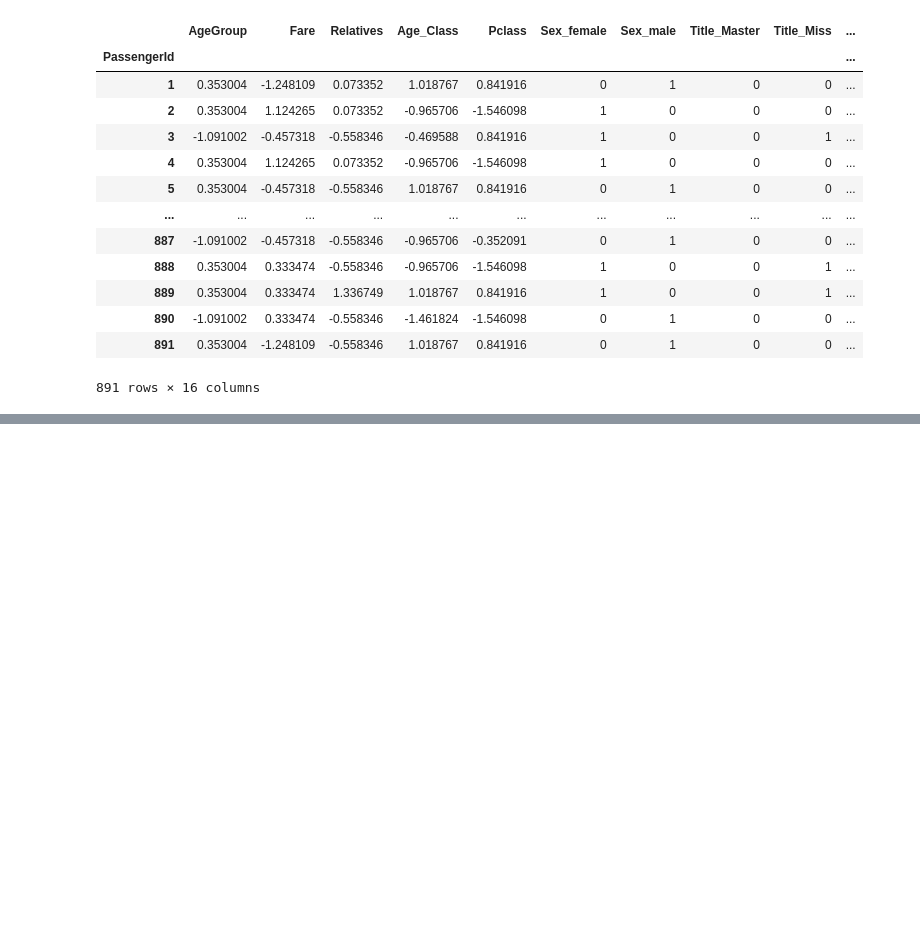
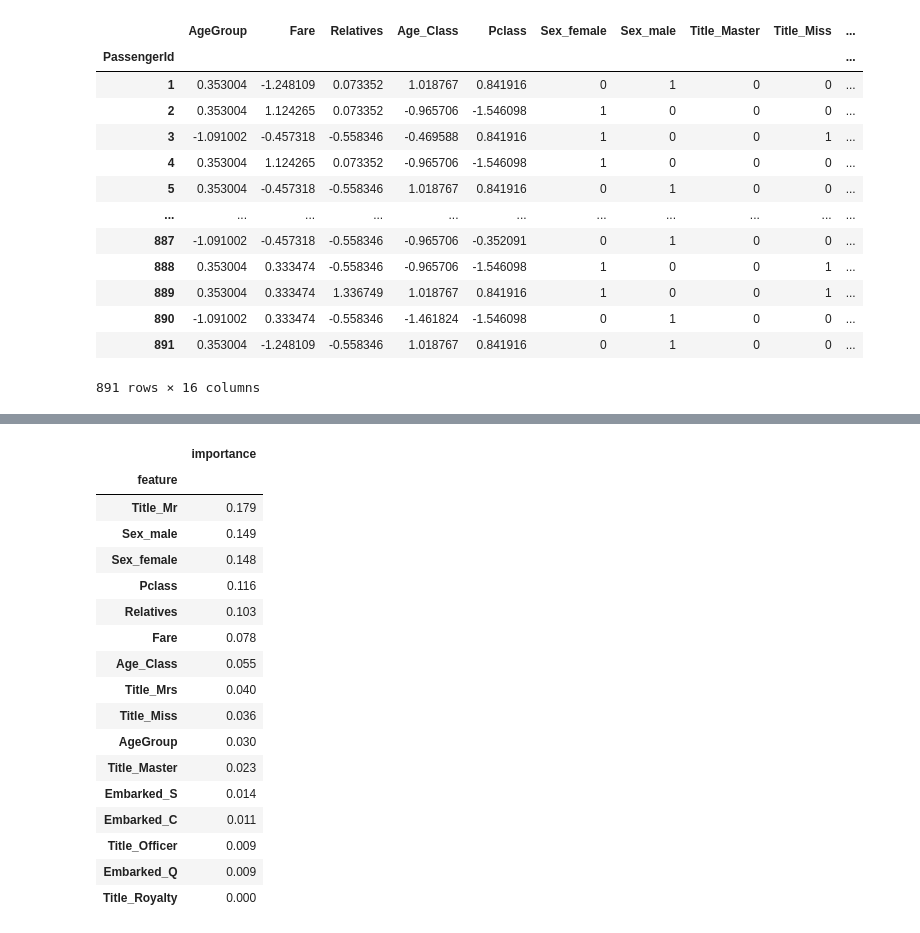
Before and after one commit to soumoks/Titanic-Kaggle-Competition, a Jupyter notebook: Sourabh-Jupyter-Notebook.ipynb, the cells around one changed output, grey strips where cells are left out. Saved outputs shown, nothing was run; the diff lists cells and outputs as text; code cells hidden in the pictures; blank space fills up the shorter version.

```diff
--- a/Sourabh-Jupyter-Notebook.ipynb
+++ b/Sourabh-Jupyter-Notebook.ipynb
@@ -400,0 +401,23 @@ RandomForst, Test score: 0.7875816993464052
+# %%
+importances = pd.DataFrame({'feature':df_train.columns,'importance':np.round(clf.feature_importances_,3)})
+importances = importances.sort_values('importance',ascending=False).set_index('feature')
+importances.head(25)
+# %% [output]
+|  | importance |
+| feature |  |
+| Title_Mr | 0.179 |
+| Sex_male | 0.149 |
+| Sex_female | 0.148 |
+| Pclass | 0.116 |
+| Relatives | 0.103 |
+| Fare | 0.078 |
+| Age_Class | 0.055 |
+| Title_Mrs | 0.040 |
+| Title_Miss | 0.036 |
+| AgeGroup | 0.030 |
+| Title_Master | 0.023 |
+| Embarked_S | 0.014 |
+| Embarked_C | 0.011 |
+| Title_Officer | 0.009 |
+| Embarked_Q | 0.009 |
+| Title_Royalty | 0.000 |
```
Also changed, not shown: parts of 24 cells of this notebook, 1 other file.
